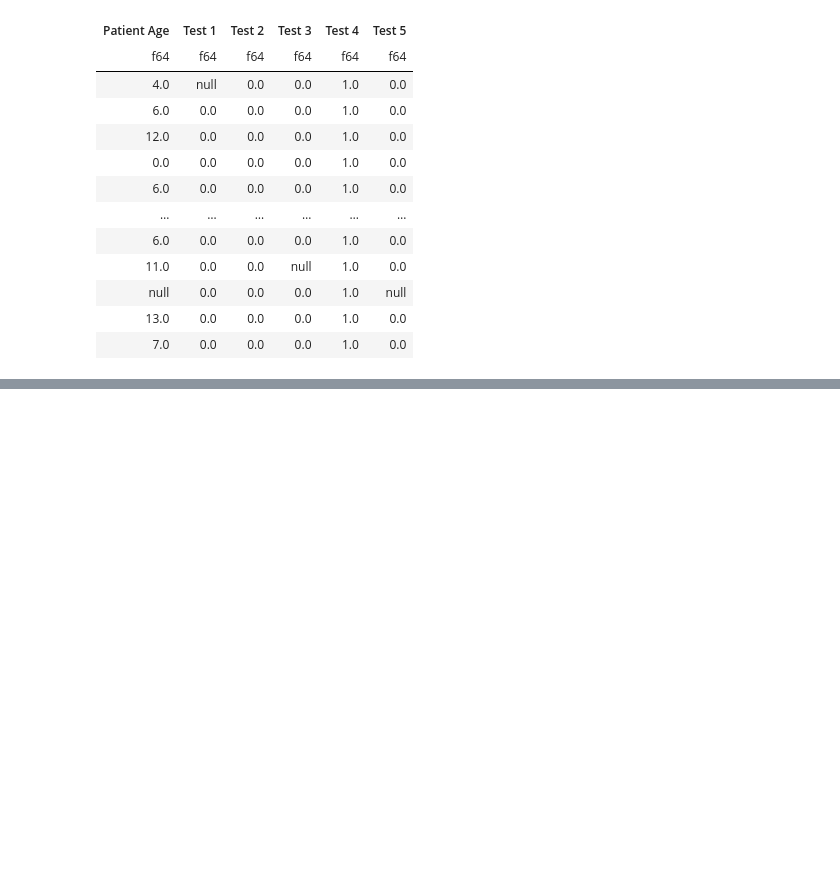
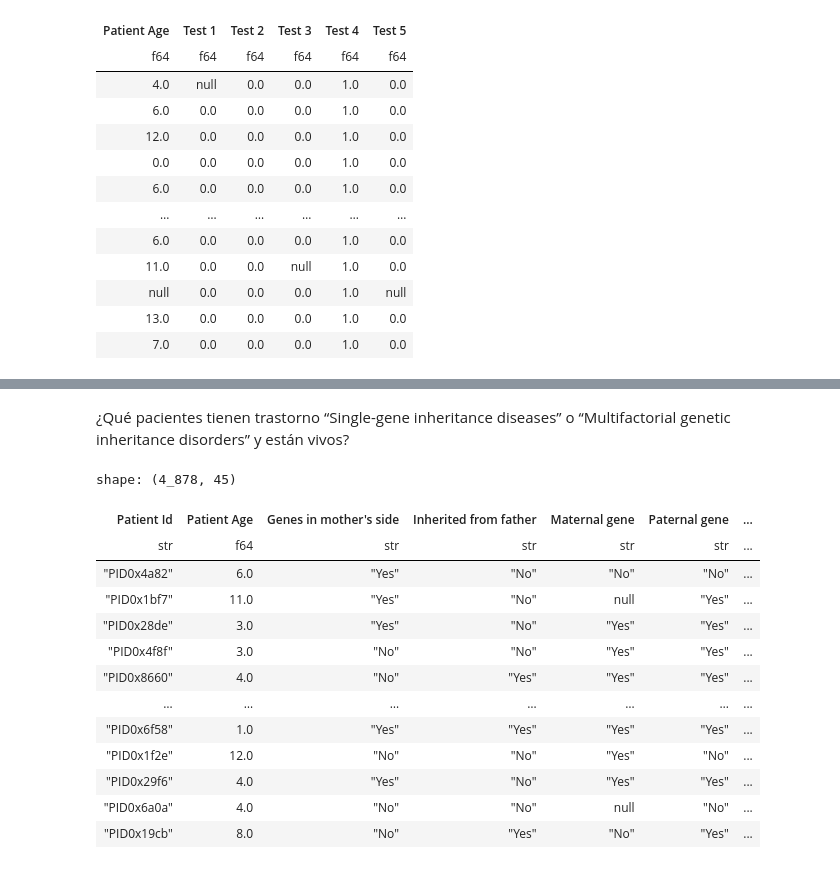
Before and after one commit to JacquelineAldridge/data-visualization-notebooks, a Jupyter notebook: notebooks/3-filtering.ipynb, the cells around one changed output, grey strips where cells are left out. Drawn from its saved outputs; the diff is of its cells as text; code cells hidden in the pictures; blank space fills up the shorter version.

```diff
--- a/notebooks/3-filtering.ipynb
+++ b/notebooks/3-filtering.ipynb
@@ -123,0 +182,23 @@ shape: (7_656, 6)
+# %% [markdown]
+¿Qué pacientes tienen trastorno “Single-gene inheritance diseases” o “Multifactorial genetic inheritance disorders” y están vivos?
+# %%
+df_datos.filter(
+    ((pl.col("Genetic Disorder") == "Single-gene inheritance diseases") |
+    (pl.col("Genetic Disorder") == "Multifactorial genetic inheritance disorders")) &
+    (pl.col("Status")== "Alive")
+)
+# %% [output]
+shape: (4_878, 45)
+| Patient Id | Patient Age | Genes in mother's side | Inherited from father | Maternal gene | Paternal gene | ... |
+| str | f64 | str | str | str | str | ... |
+| "PID0x4a82" | 6.0 | "Yes" | "No" | "No" | "No" | ... |
+| "PID0x1bf7" | 11.0 | "Yes" | "No" | null | "Yes" | ... |
+| "PID0x28de" | 3.0 | "Yes" | "No" | "Yes" | "Yes" | ... |
+| "PID0x4f8f" | 3.0 | "No" | "No" | "Yes" | "Yes" | ... |
+| "PID0x8660" | 4.0 | "No" | "Yes" | "Yes" | "Yes" | ... |
+| … | … | … | … | … | … | ... |
+| "PID0x6f58" | 1.0 | "Yes" | "Yes" | "Yes" | "Yes" | ... |
+| "PID0x1f2e" | 12.0 | "No" | "No" | "Yes" | "No" | ... |
+| "PID0x29f6" | 4.0 | "Yes" | "No" | "Yes" | "Yes" | ... |
+| "PID0x6a0a" | 4.0 | "No" | "No" | null | "No" | ... |
+| "PID0x19cb" | 8.0 | "No" | "Yes" | "No" | "Yes" | ... |
```
Also changed, not shown: parts of 8 cells of this notebook.
